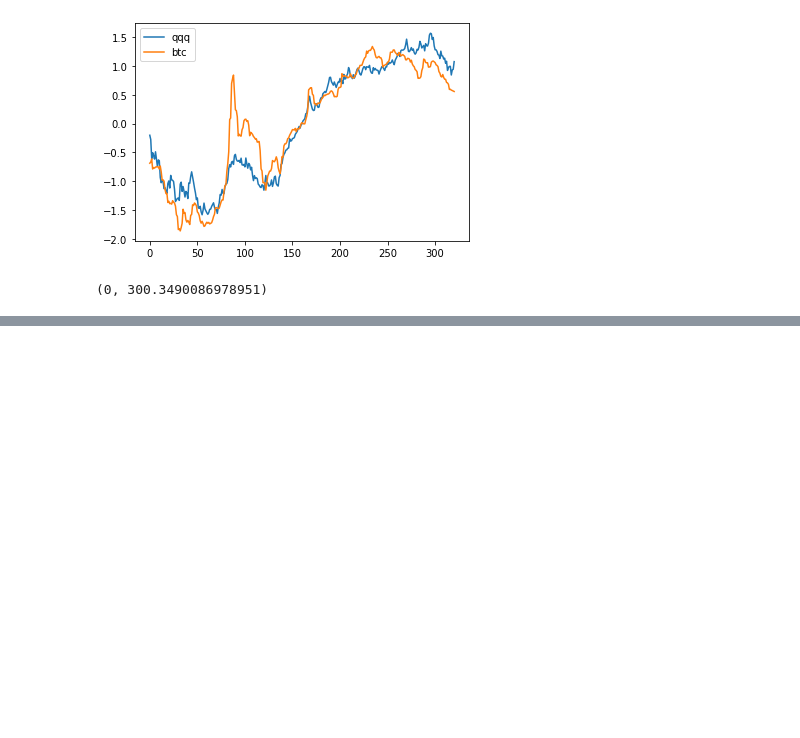
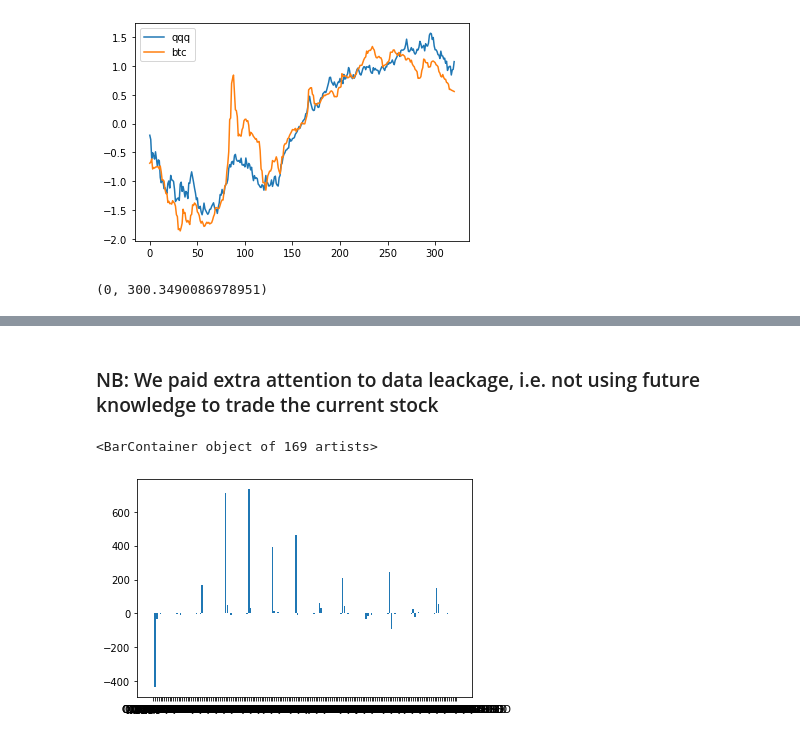
Before and after one commit to andrewting19/QuantCryptoProject, a Jupyter notebook: earlyindicators.ipynb, the cells around one changed output, grey strips where cells are left out. Saved outputs shown, nothing was run; the diff lists cells and outputs as text; code cells hidden in the pictures; blank space fills up the shorter version.

Commit message:
trading strategy & pnl

```diff
--- a/earlyindicators.ipynb
+++ b/earlyindicators.ipynb
@@ -244,4 +252,0 @@ BNB-USD LUNA1-USD -4 slope loss 225.18530325598343
-# %%
-trading_trigger_threshold = 0.01
-for i in range(len(diffs)-1):
-    if diffs[i+1] - diffs[i] >
@@ -247,0 +255,32 @@ for i in range(len(diffs)-1):
+# %% [markdown]
+### NB: We paid extra attention to data leackage, i.e. not using future knowledge to trade the current stock
+# %%
+trading_trigger_threshold = 0.01
+pair_symbols = offset_matrix.keys()
+pnls = []
+for pair_symbol in pair_symbols:
+    offset = offset_matrix[pair_symbol]
+    diffs = token_diffs[pair_symbol]
+    y1_original, y2_original = y1y2_original[pair_symbol]
+#     print(y2_original[offset])
+    pnl = 0
+    hold = False
+    max_timestamp = diffs[-1][1]
+    for i in range(len(diffs)-1):
+        if diffs[i+1][0] - diffs[i][0] > trading_trigger_threshold and hold is False: # and diffs[i+1][1]+offset < max_timestamp: # buy
+            pnl -= y2_original[diffs[i+1][1]]
+            hold = not hold
+#             print(pnl, y2_original[diffs[i+1][1]])
+        elif diffs[i][0] - diffs[i+1][0] > trading_trigger_threshold and hold is True: # and diffs[i+1][1]+offset < max_timestamp: # sell
+            pnl += y2_original[diffs[i+1][1]]
+            hold = not hold
+#             print(pnl, y2_original[diffs[i+1][1]])
+    if hold:
+        pnl += y2_original[diffs[-1][1]]
+    pnls.append(pnl)
+#     print(pair_symbol, pnl)
+
+plt.bar(pair_symbols, pnls)
+# %% [output]
+<BarContainer object of 169 artists>
+[figure, added]
```
Also changed, not shown: parts of 3 cells of this notebook.
